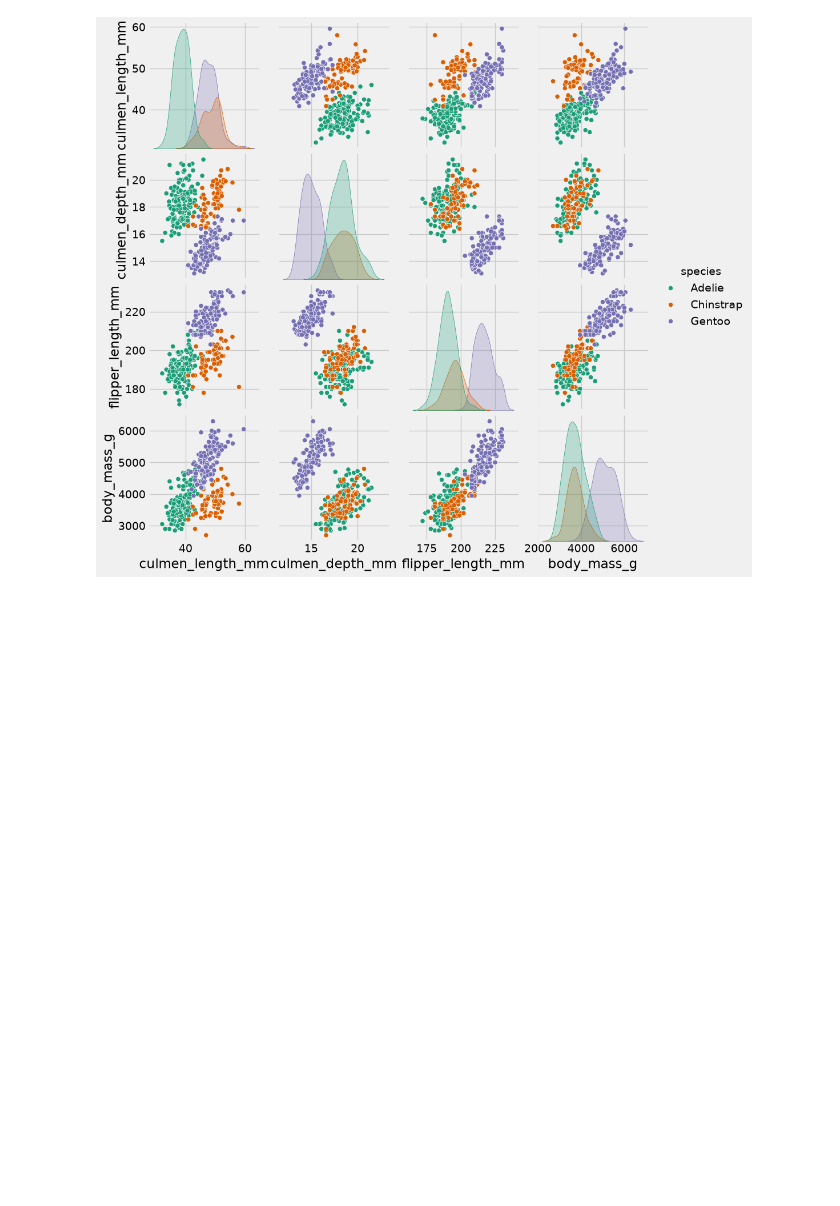
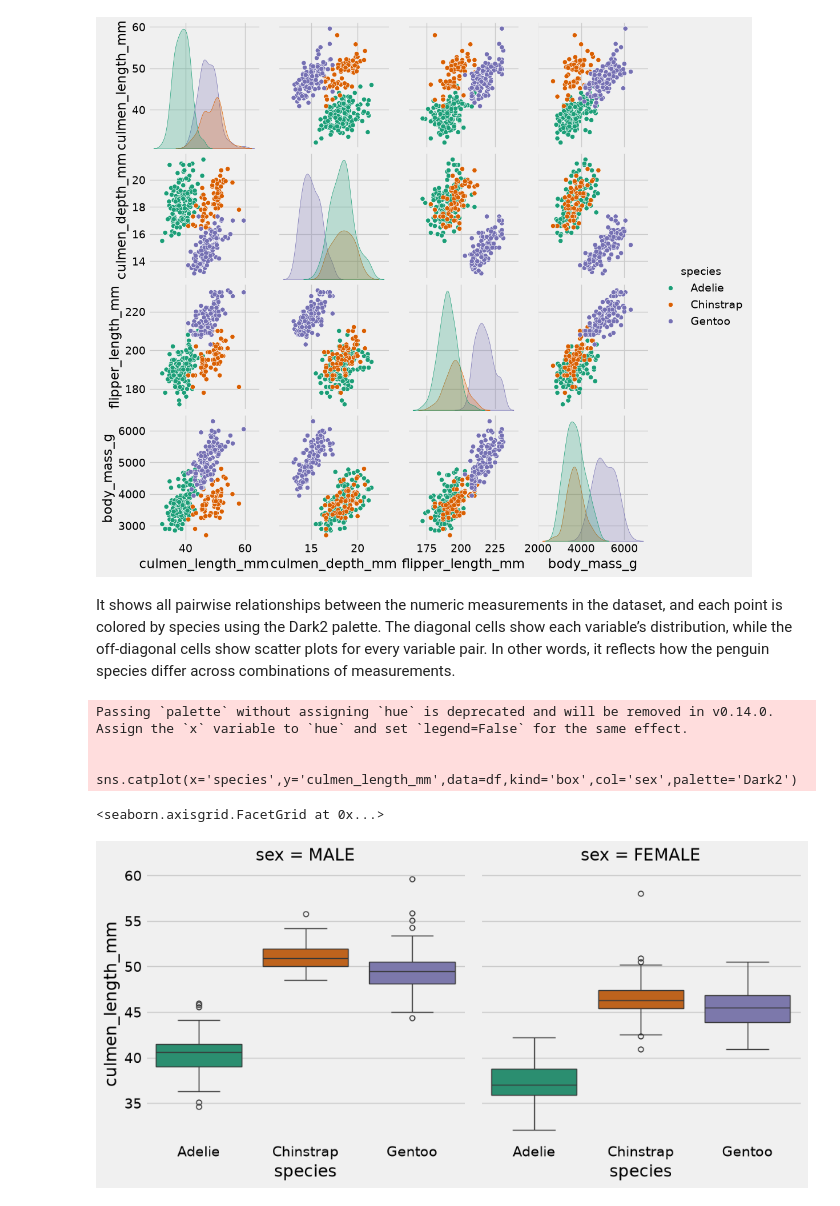
Before and after one commit to danielbazx/Machine-Learning-6-SIN-A-Mar-Jul-2026, a Jupyter notebook: penguins1.ipynb, the cells around one changed output. Drawn from its saved outputs; the diff is of its cells as text; code cells hidden in the pictures; blank space fills up the shorter version.

```diff
--- a/penguins1.ipynb
+++ b/penguins1.ipynb
@@ -66,3 +66,13 @@ sns.pairplot(df,hue='species',palette='Dark2')
 # %% [output]
 <seaborn.axisgrid.PairGrid at 0x...>
 [figure]
+# %% [markdown]
+It shows all pairwise relationships between the numeric measurements in the dataset, and each point is colored by species using the Dark2 palette. The diagonal cells show each variable’s distribution, while the off-diagonal cells show scatter plots for every variable pair. In other words, it reflects how the penguin species differ across combinations of measurements.
+# %%
+sns.catplot(x='species',y='culmen_length_mm',data=df,kind='box',col='sex',palette='Dark2')
+# %% [output]
+Passing `palette` without assigning `hue` is deprecated and will be removed in v0.14.0. Assign the `x` variable to `hue` and set `legend=False` for the same effect.
+
+  sns.catplot(x='species',y='culmen_length_mm',data=df,kind='box',col='sex',palette='Dark2')
+<seaborn.axisgrid.FacetGrid at 0x...>
+[figure, added]
```
Also changed, not shown: parts of 1 cell of this notebook.
